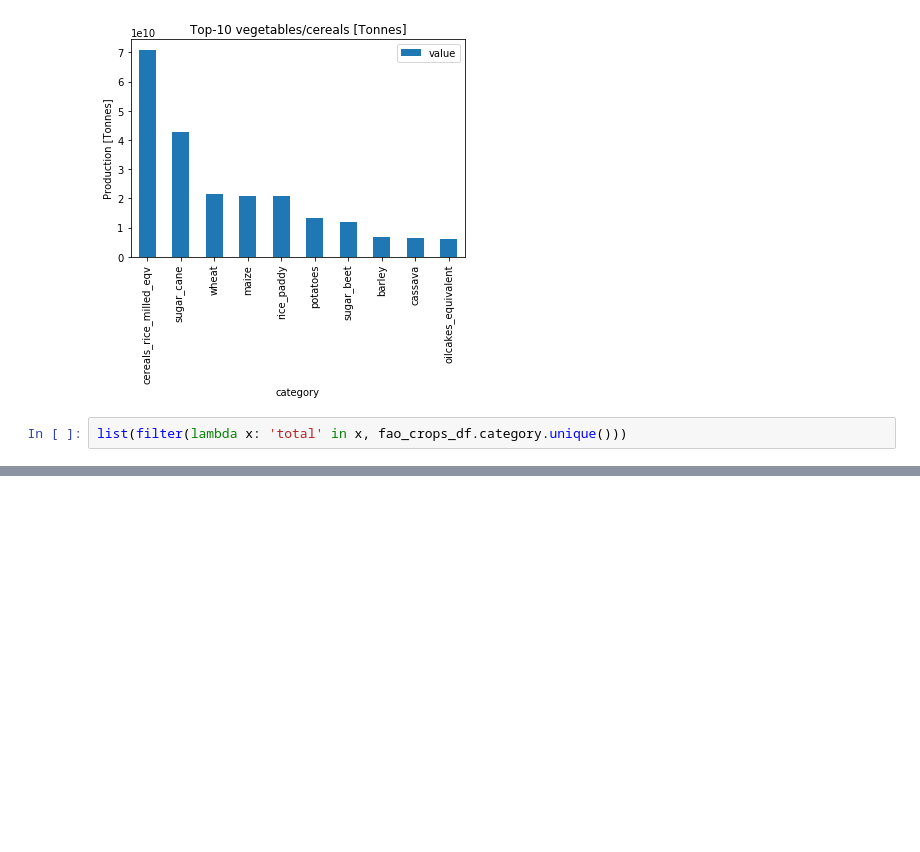
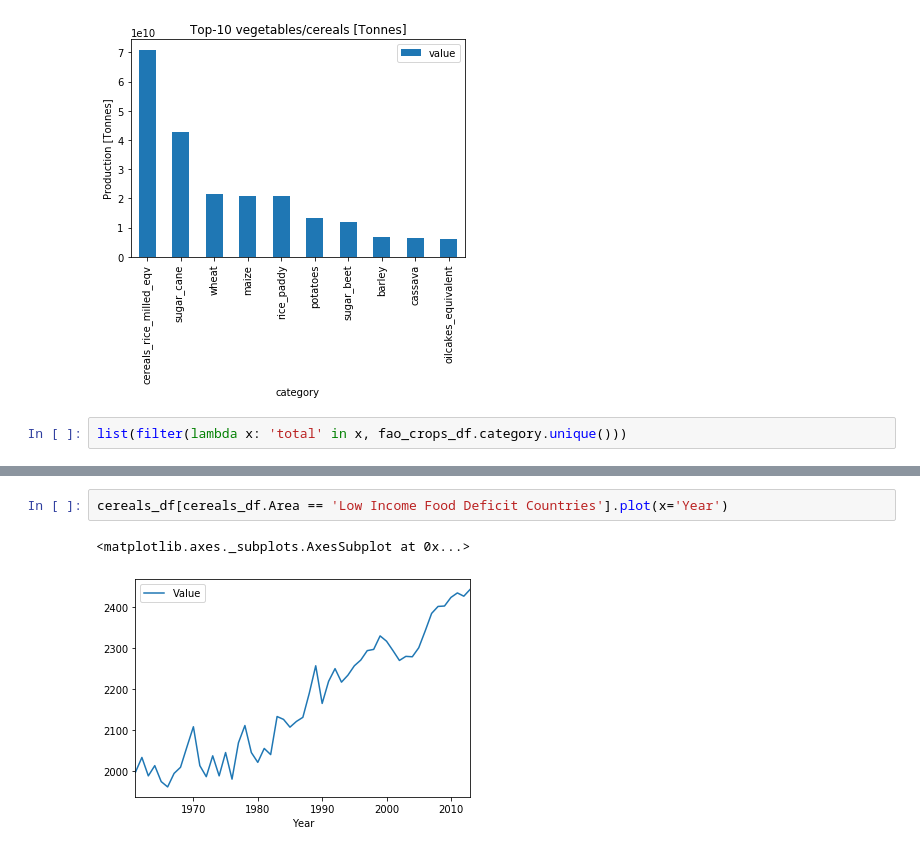
Before and after one commit to tileb1/global-food-statistics, a Jupyter notebook: descriptive_analysis.ipynb, the cells around one changed output, grey strips where cells are left out. Drawn from its saved outputs; the diff is of its cells as text; blank space fills up the shorter version.

```diff
--- a/descriptive_analysis.ipynb
+++ b/descriptive_analysis.ipynb
@@ -368,0 +410,5 @@ fao_crops_df.year.unique()
+# %%
+cereals_df[cereals_df.Area == 'Low Income Food Deficit Countries'].plot(x='Year')
+# %% [output]
+<matplotlib.axes._subplots.AxesSubplot at 0x...>
+[figure, added]
```
Also changed, not shown: parts of 6 cells of this notebook, 1 other file.
